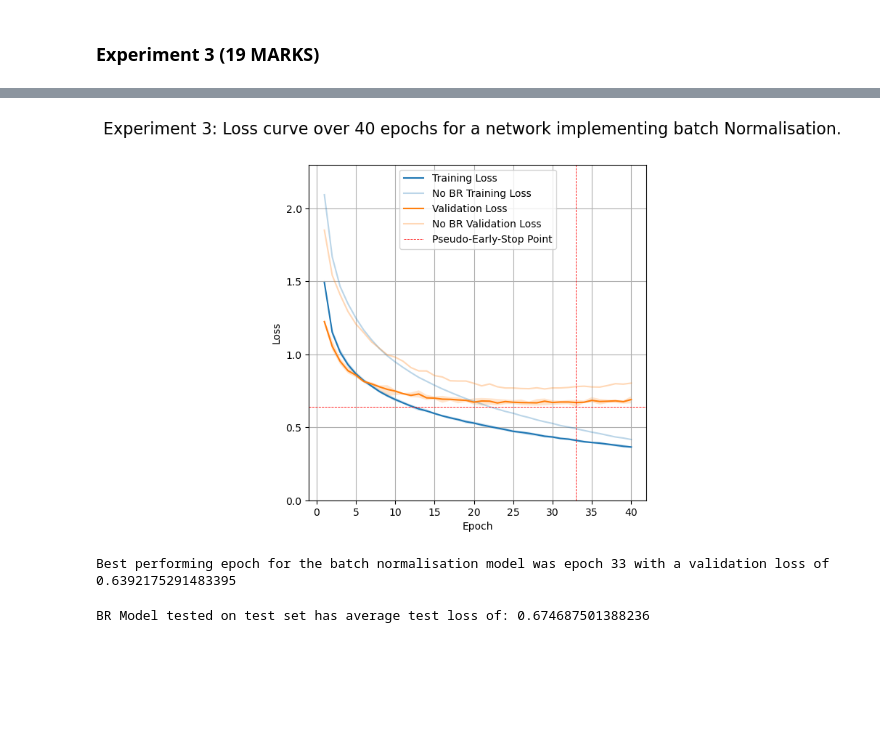
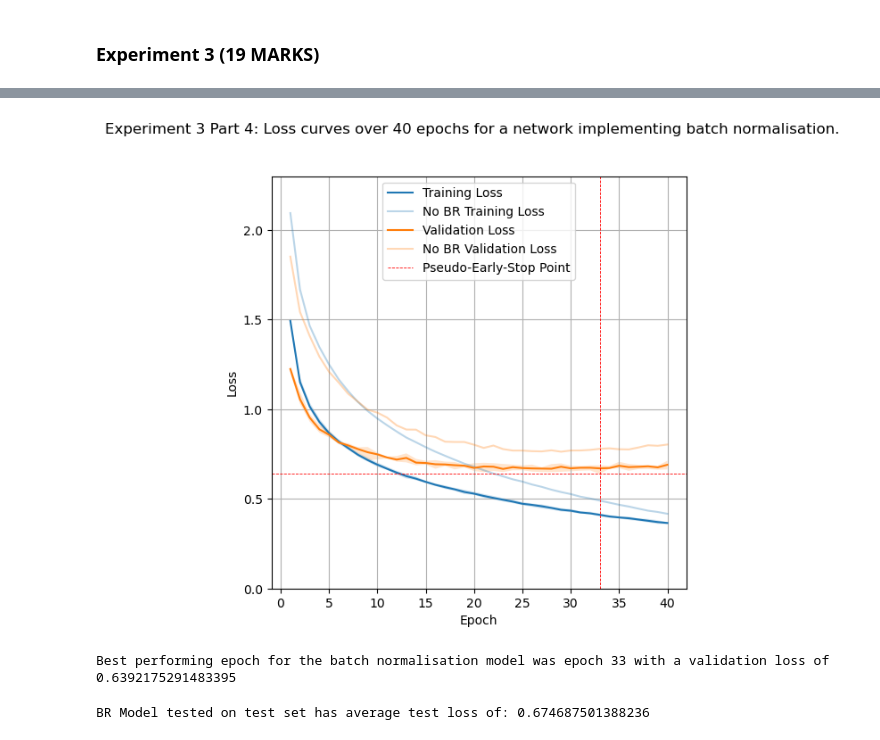
Before and after one commit to Dents6679/cifar10_nn_experiments, a Jupyter notebook: 246518.ipynb, the cells around one changed output, grey strips where cells are left out. Saved outputs shown, nothing was run; the diff lists cells and outputs as text; code cells hidden in the pictures; blank space fills up the shorter version.

```diff
--- a/246518.ipynb
+++ b/246518.ipynb
@@ -2914,6 +2881,8 @@ val_loss_values = []
 train_loss_values = []
 train_loss_values_old = []
 val_loss_values_old = []
+
+number_of_experiment_runs = 5
 
 # iterate over each test index, adding values to overall lists for the models with and without batch regularisation.
 for idx in range(1, number_of_experiment_runs+1):
@@ -2951,35 +2920,35 @@ best_val_loss_epoch = int(np.argmin(min_val_losses)) + 1
 
 
 # create epoch range for x axis
 epoch_range = list(range(1, 41))
 
 # Create Super Figure for all learning rates
 fig, axs = plt.subplots(1, 1, figsize=(6, 6))
 
-fig.suptitle(f"Experiment 3: Loss curve over 40 epochs for a network implementing batch Normalisation.", fontsize=16)
+fig.suptitle(f"Experiment 3 Part 4: Loss curves over 40 epochs for a network implementing batch normalisation.", fontsize=12)
 
 # plot training and validation loss graphs
 axs.plot(epoch_range, average_train_losses, label="Training Loss", color='#1f77b4') # plot average training loss
 axs.plot(epoch_range, average_train_losses_old, label = "No BR Training Loss",color='#1f77b4', alpha=0.3) # plot average training loss for no BR model for comparison
 axs.plot(epoch_range, average_val_losses, label="Validation Loss", color='#ff7f0e') # plot average validation loss
 axs.plot(epoch_range, average_val_losses_old, label = "No BR Validation Loss", alpha=0.3, color='#ff7f0e') # plot average validation loss for no BR model for comparison
 axs.axvline(best_val_loss_epoch, color='r', linestyle='--', linewidth=0.6, label="Pseudo-Early-Stop Point") # plot line going to best val loss epoch
 axs.axhline(min_val_losses[best_val_loss_epoch-1], color='r', linestyle='--', linewidth=0.6) # plot line going to best val loss value
 
 axs.fill_between(epoch_range, min_train_losses, max_train_losses, alpha=0.2) # add fill between min and max train values
 axs.fill_between(epoch_range, min_val_losses, max_val_losses, alpha=0.2) # add fill between min and max val values
 axs.set_xlabel("Epoch") # set x label to epoch
 axs.set_ylabel("Loss") # set y label to loss
 axs.legend() # turn on legend
 axs.grid(True) # turn on grid
 axs.set_ylim(0, 2.3) # set y limit to 2.3
 axs.set_xticks(np.arange(0, 41, 5)) # set x ticks to every 5 epochs
 
 plt.show()
 
 print(f"Best performing epoch for the batch normalisation model was epoch {best_val_loss_epoch} with a validation loss of {min_val_losses[best_val_loss_epoch-1]}")
 # %% [output]
-[figure, old version]
+[figure, new version]
 Best performing epoch for the batch normalisation model was epoch 33 with a validation loss of 0.6392175291483395
 # %%
 ###
```
Also changed, not shown: parts of 25 cells of this notebook, 8 other files.
